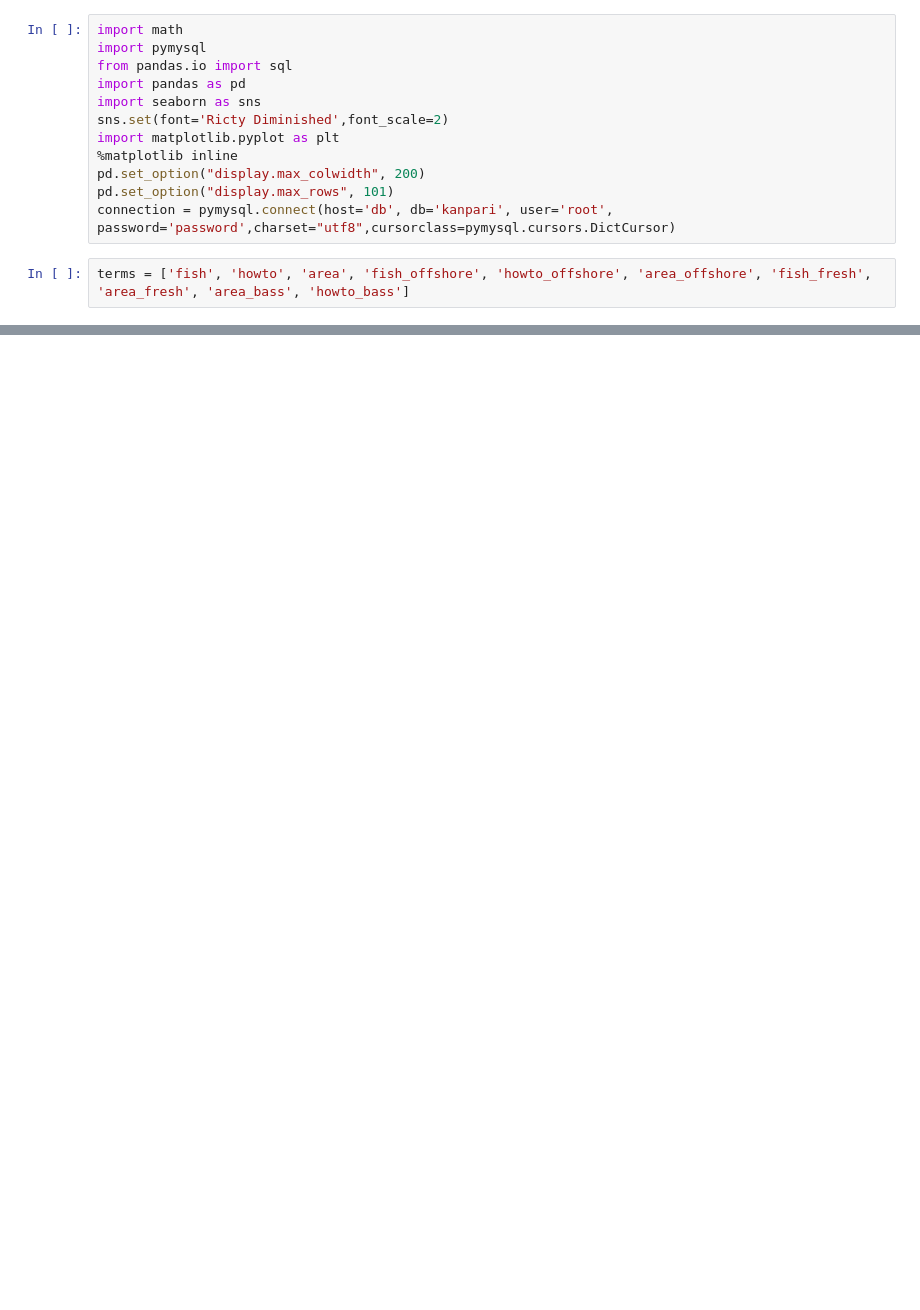
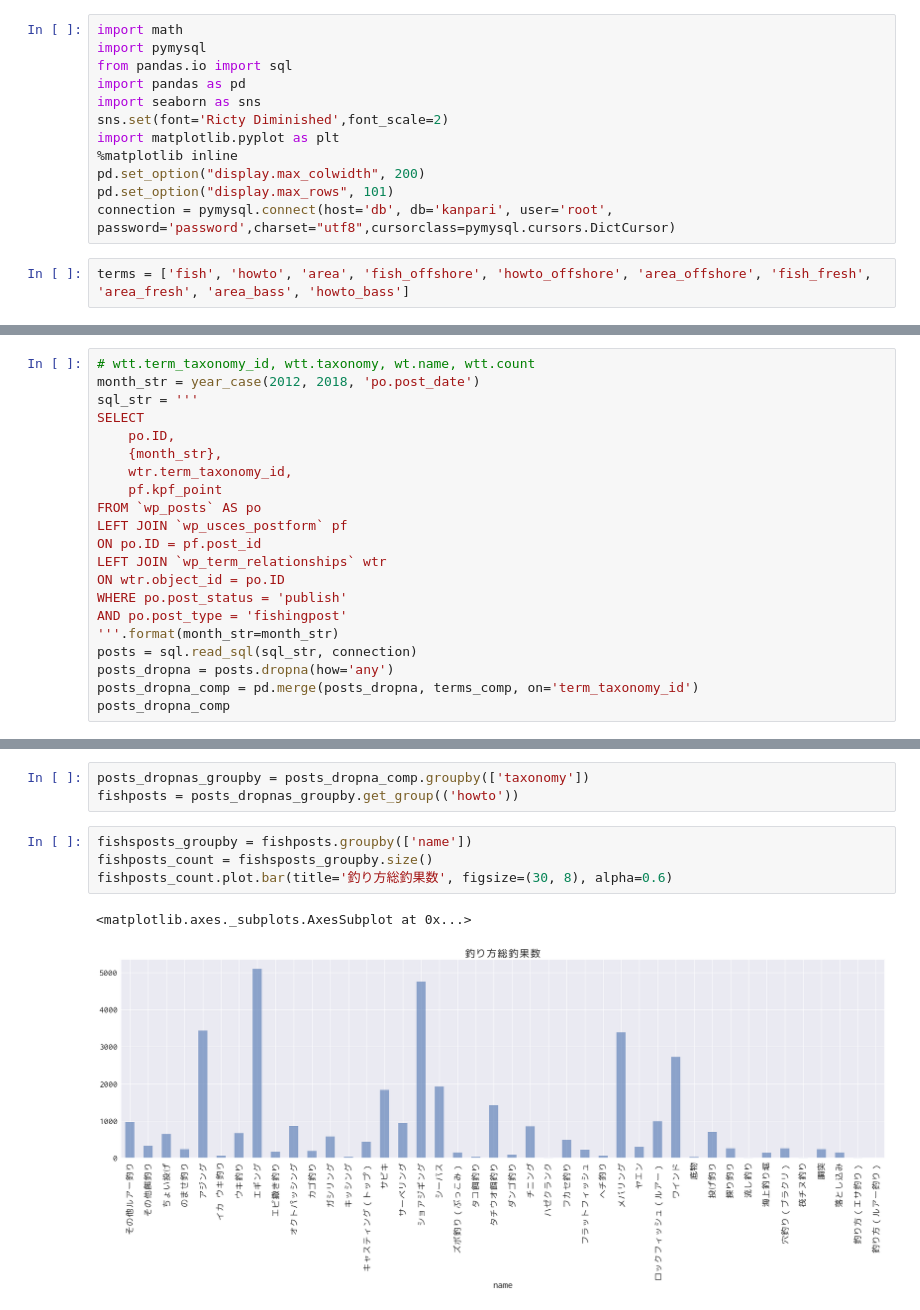
Before and after one commit to takashi11171117/docker_jupyter, a Jupyter notebook: jupyter/work/kanpari.ipynb, the cells around one changed output, grey strips where cells are left out. Drawn from its saved outputs; the diff is of its cells as text; blank space fills up the shorter version.

```diff
--- a/jupyter/work/kanpari.ipynb
+++ b/jupyter/work/kanpari.ipynb
@@ -93,0 +67,21 @@ memory usage: 490.2+ KB
+# %%
+# wtt.term_taxonomy_id, wtt.taxonomy, wt.name, wtt.count
+month_str = year_case(2012, 2018, 'po.post_date')
+sql_str = '''
+SELECT
+    po.ID,
+    {month_str},
+    wtr.term_taxonomy_id,
+    pf.kpf_point
+FROM `wp_posts` AS po
+LEFT JOIN `wp_usces_postform` pf
+ON po.ID = pf.post_id
+LEFT JOIN `wp_term_relationships` wtr
+ON wtr.object_id = po.ID
+WHERE po.post_status = 'publish'
+AND po.post_type = 'fishingpost'
+'''.format(month_str=month_str)
+posts = sql.read_sql(sql_str, connection)
+posts_dropna = posts.dropna(how='any')
+posts_dropna_comp = pd.merge(posts_dropna, terms_comp, on='term_taxonomy_id')
+posts_dropna_comp
@@ -93,0 +107,10 @@ memory usage: 490.2+ KB
+# %%
+posts_dropnas_groupby = posts_dropna_comp.groupby(['taxonomy'])
+fishposts = posts_dropnas_groupby.get_group(('howto'))
+# %%
+fishsposts_groupby = fishposts.groupby(['name'])
+fishposts_count = fishsposts_groupby.size()
+fishposts_count.plot.bar(title='釣り方総釣果数', figsize=(30, 8), alpha=0.6)
+# %% [output]
+<matplotlib.axes._subplots.AxesSubplot at 0x...>
+[figure, added]
```
Also changed, not shown: parts of 6 cells of this notebook, 11 other files.
